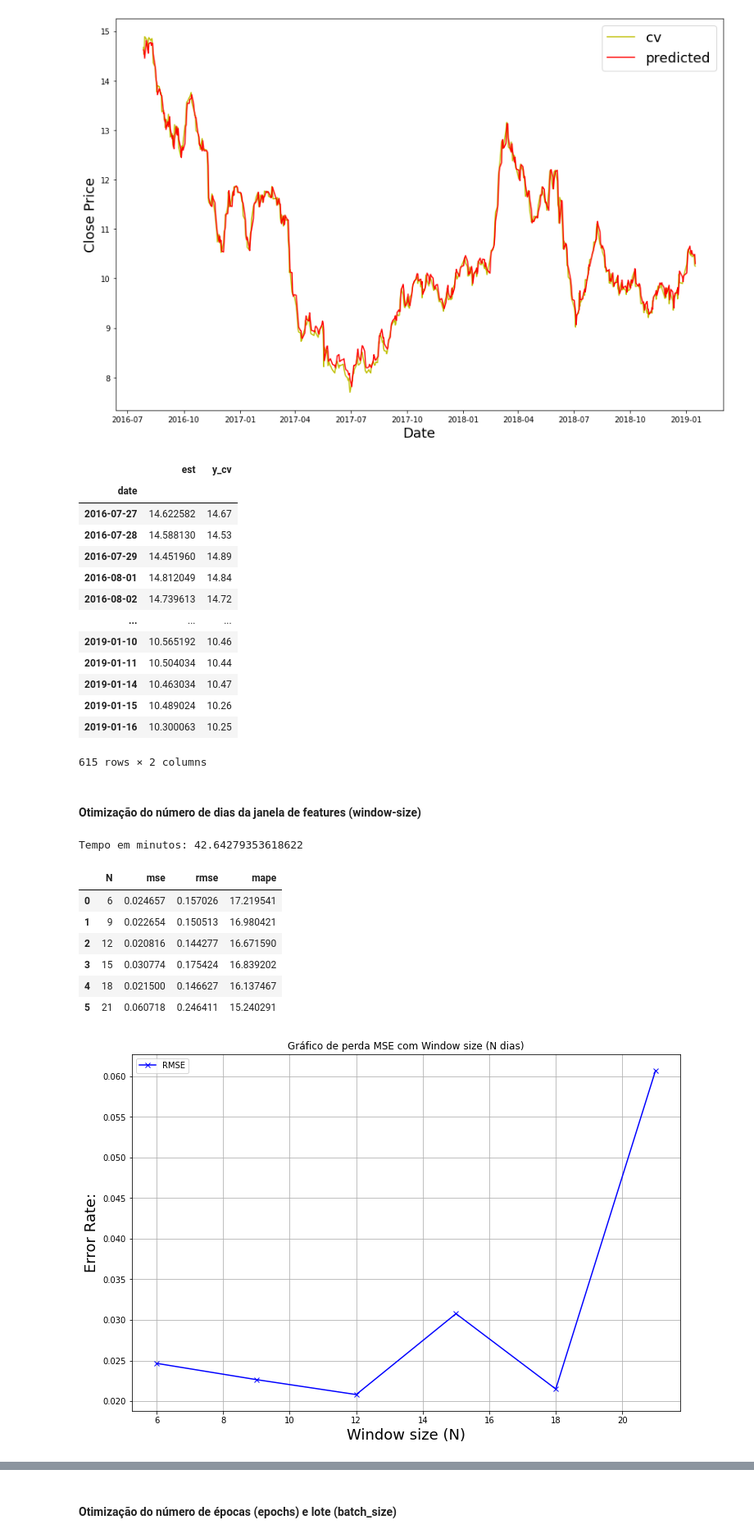
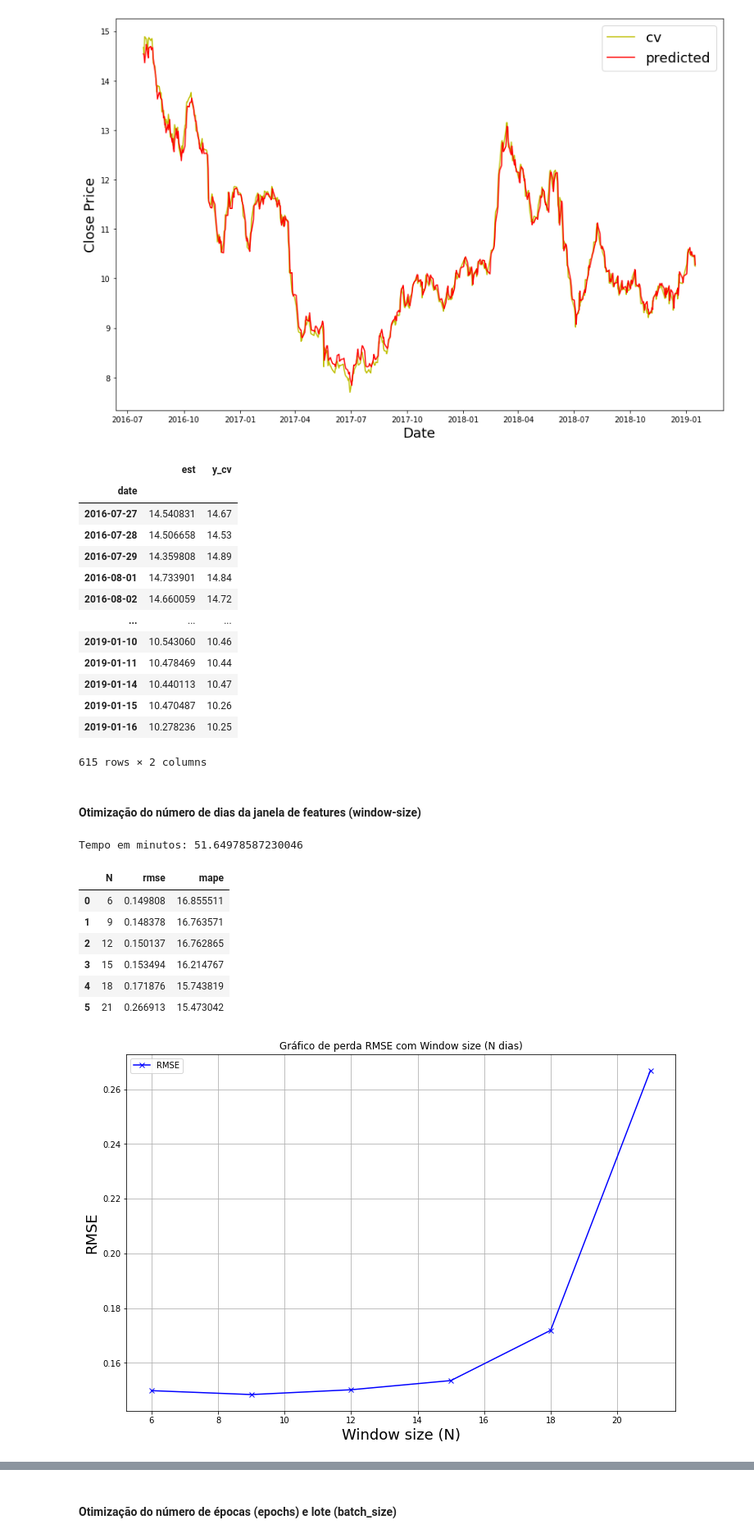
Before and after one commit to czar-rocha/previsao-de-precos-de-commodities-agricolas-atraves-de-redes-neurais-LSTM, a Jupyter notebook: modelo-lstm-univariado/modelo_lstm_univariado.ipynb, the cells around one changed output, grey strips where cells are left out. Shown at 82% size. Cells and saved outputs as stored; diff of their text form; code cells hidden in the pictures.

```diff
--- a/modelo-lstm-univariado/modelo_lstm_univariado.ipynb
+++ b/modelo-lstm-univariado/modelo_lstm_univariado.ipynb
@@ -28,11 +28,11 @@ TEST_SIZE = 0.2          # Proporção do dataset utilizado para teste
 
 # Valores iniciais antes da otimização
 N = 9                    # Tamanho da janela utilizada no treinamento (window size)
-lstm_units=140
-dropout_prob=0.2
-optimizer='adam'
-epochs=120
-batch_size=16
+lstm_units=140           # Número de neurônios
+dropout_prob=0.2         # Taxa de eliminação
+optimizer='adam'         # Otimizador
+epochs=160               # Número de épocas
+batch_size=16            # Tamanho do lote, número de exemplos de treinamento usados em uma iteração
 # %% [markdown]
 ## Preparação dos dados
 # %%
@@ -136,7 +136,8 @@ def train_pred_eval_model(x_train_scaled,
     model.add(LSTM(units=lstm_units, return_sequences=True, input_shape=(x_train_scaled.shape[1], x_train_scaled.shape[2])))
     model.add(Dropout(dropout_prob))
     # Adiciona a segunda camada LSTM e Dropout
-    model.add(LSTM(units=lstm_units))
+    lstm_units_80_pct = round(lstm_units * 0.8) # definir 80% de neurônios para segunda camada
+    model.add(LSTM(units=lstm_units_80_pct))
     model.add(Dropout(dropout_prob))
     # Adiciona a camada de saída
     model.add(Dense(1))
@@ -153,7 +154,7 @@ def train_pred_eval_model(x_train_scaled,
     rmse = math.sqrt(mse)
     mape = get_mape(y_cv, est)
 
-    return mse, rmse, mape, est
+    return rmse, mape, est
 # %% [markdown]
 #### Dividindo os dados em conjuntos de treino, validação e teste
 # %%
@@ -289,7 +290,9 @@ model = Sequential()
 model.add(LSTM(units=lstm_units, return_sequences=True, input_shape=(x_train_scaled.shape[1], x_train_scaled.shape[2])))
 model.add(Dropout(dropout_prob))
 # Adiciona a segunda camada LSTM e Dropout
-model.add(LSTM(units=lstm_units))
+lstm_units_80_pct = round(lstm_units * 0.8) # definir 80% de neurônios para segunda camada
+model.add(LSTM(units=lstm_units_80_pct))
+model.add(Dropout(dropout_prob))
 model.add(Dropout(dropout_prob))
 # Adiciona a camada de saída
 model.add(Dense(1))
@@ -365,17 +366,17 @@ est_df
 # %% [output]
 |  | est | y_cv |
 | date |  |  |
-| 2016-07-27 | 14.622582 | 14.67 |
-| 2016-07-28 | 14.588130 | 14.53 |
-| 2016-07-29 | 14.451960 | 14.89 |
-| 2016-08-01 | 14.812049 | 14.84 |
-| 2016-08-02 | 14.739613 | 14.72 |
+| 2016-07-27 | 14.540831 | 14.67 |
+| 2016-07-28 | 14.506658 | 14.53 |
+| 2016-07-29 | 14.359808 | 14.89 |
+| 2016-08-01 | 14.733901 | 14.84 |
+| 2016-08-02 | 14.660059 | 14.72 |
 | ... | ... | ... |
-| 2019-01-10 | 10.565192 | 10.46 |
-| 2019-01-11 | 10.504034 | 10.44 |
-| 2019-01-14 | 10.463034 | 10.47 |
-| 2019-01-15 | 10.489024 | 10.26 |
-| 2019-01-16 | 10.300063 | 10.25 |
+| 2019-01-10 | 10.543060 | 10.46 |
+| 2019-01-11 | 10.478469 | 10.44 |
+| 2019-01-14 | 10.440113 | 10.47 |
+| 2019-01-15 | 10.470487 | 10.26 |
+| 2019-01-16 | 10.278236 | 10.25 |
 615 rows × 2 columns
 # %% [markdown]
 #### Otimização do número de dias da janela de features (window-size)
@@ -387,7 +388,7 @@ est_df
 param_label = 'N'
 param_range = range(6, 24, 3)
 
-error_rate = {param_label : [], 'mse': [], 'rmse': [], 'mape': []}
+error_rate = {param_label : [], 'rmse': [], 'mape': []}
 tic = time.time()
 
 for param in tqdm_notebook(param_range):
@@ -395,18 +396,14 @@ for param in tqdm_notebook(param_range):
     # Split train into x and y
     x_train_scaled = get_x(train_scaled, param, param)
     y_train_scaled = train_scaled[param:, 0:1]
-    #print("x_train_scaled.shape = " + str(x_train_scaled.shape))
-    #print("y_train_scaled.shape = " + str(y_train_scaled.shape))
 
     # Split cv into x and y
     x_cv_scaled = get_x(cv_scaled, param, param)
     y_cv = cv.iloc[param:, 0:1].values #só coluna da série alvo
     y_cv_scaled = scaler_y_cv.fit_transform(y_cv)
-    #print("x_cv_scaled.shape = " + str(x_cv_scaled.shape))
-    #print("y_cv.shape = " + str(y_cv.shape))
 
-    # A função abaixo serve para treinar, gerar a previsão e avaliar os resultados através da função de perda
-    mse, rmse, mape, est_N = train_pred_eval_model(x_train_scaled, y_train_scaled,
+    # A função abaixo serve para treinar, gerar previsão e avaliar os resultados através da função de perda
+    rmse, mape, est_N = train_pred_eval_model(x_train_scaled, y_train_scaled,
                                           x_cv_scaled, y_cv, scaler_y_cv,
                                           lstm_units=lstm_units,
                                           dropout_prob=dropout_prob,
@@ -416,7 +413,6 @@ for param in tqdm_notebook(param_range):
 
     # Coleta os resultados
     error_rate[param_label].append(param)
-    error_rate['mse'].append(mse)
     error_rate['rmse'].append(rmse)
     error_rate['mape'].append(mape)
 
@@ -425,11 +421,11 @@ toc = time.time()
 print('Tempo em minutos: {}'.format((toc - tic) / 60.0))
 error_rate
 # %% [output]
-Tempo em minutos: 42.64279353618622
+Tempo em minutos: 51.64978587230046
-|  | N | mse | rmse | mape |
-| 0 | 6 | 0.024657 | 0.157026 | 17.219541 |
-| 1 | 9 | 0.022654 | 0.150513 | 16.980421 |
-| 2 | 12 | 0.020816 | 0.144277 | 16.671590 |
-| 3 | 15 | 0.030774 | 0.175424 | 16.839202 |
-| 4 | 18 | 0.021500 | 0.146627 | 16.137467 |
-| 5 | 21 | 0.060718 | 0.246411 | 15.240291 |
+|  | N | rmse | mape |
+| 0 | 6 | 0.149808 | 16.855511 |
+| 1 | 9 | 0.148378 | 16.763571 |
+| 2 | 12 | 0.150137 | 16.762865 |
+| 3 | 15 | 0.153494 | 16.214767 |
+| 4 | 18 | 0.171876 | 15.743819 |
+| 5 | 21 | 0.266913 | 15.473042 |
@@ -439,14 +435,14 @@ error_rate.to_csv("./univariado_lstm_otimizacao_window_size.csv")
 # %%
-# Plot MSE
+# Gáfico RMSE com window size
 plt.figure(figsize=(12, 8))
-plt.plot(error_rate[param_label], error_rate['mse'], 'bx-', label='RMSE')
+plt.plot(error_rate[param_label], error_rate['rmse'], 'bx-', label='RMSE')
 #plt.plot(error_rate[param_label], error_rate['mape'], 'rx-', label='MAPE')
 plt.xlabel('Window size (N)', fontsize=18)
-plt.ylabel('Error Rate:', fontsize=18)
-plt.title('Gráfico de perda MSE com Window size (N dias)')
+plt.ylabel('RMSE', fontsize=18)
+plt.title('Gráfico de perda RMSE com Window size (N dias)')
 plt.grid(True)
 plt.legend()
 plt.show()
 # %% [output]
-[figure, old version]
+[figure, new version]
 # %%
```
Also changed, not shown: parts of 16 cells of this notebook.
